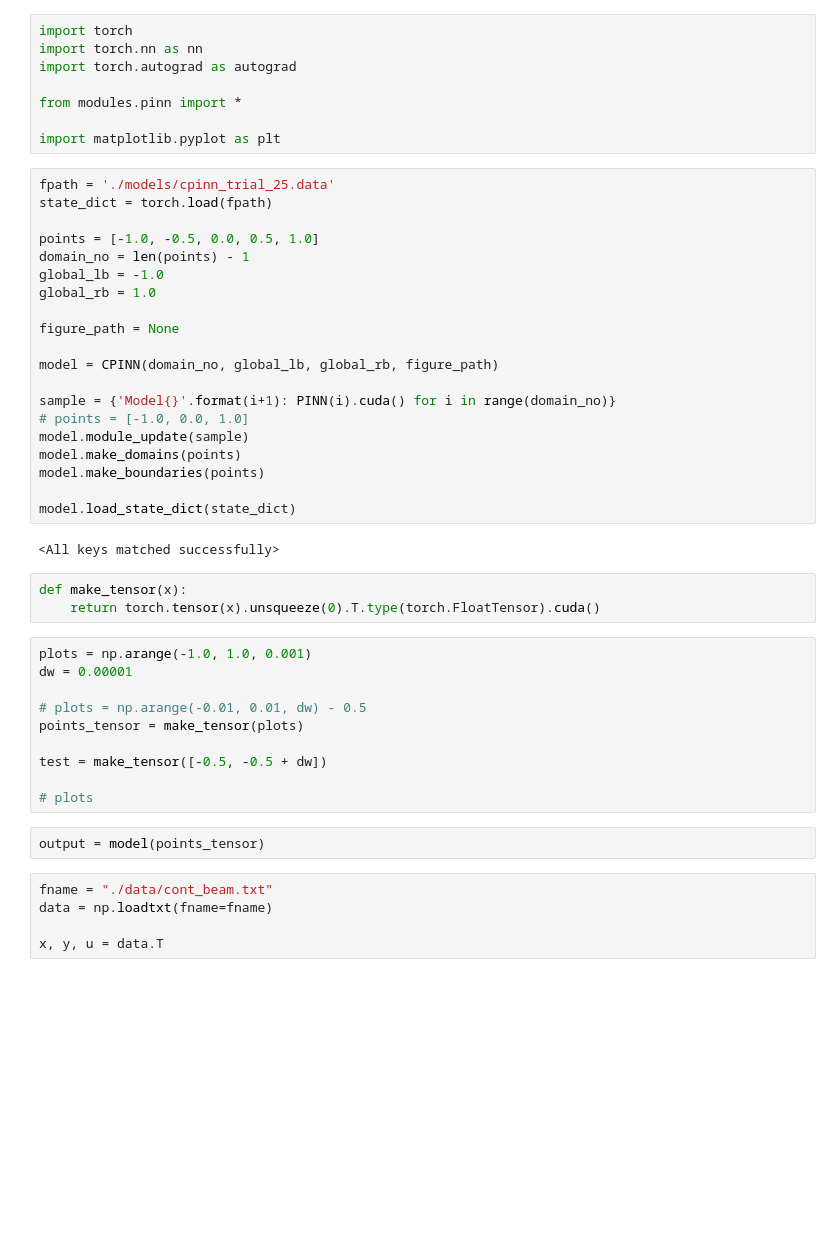
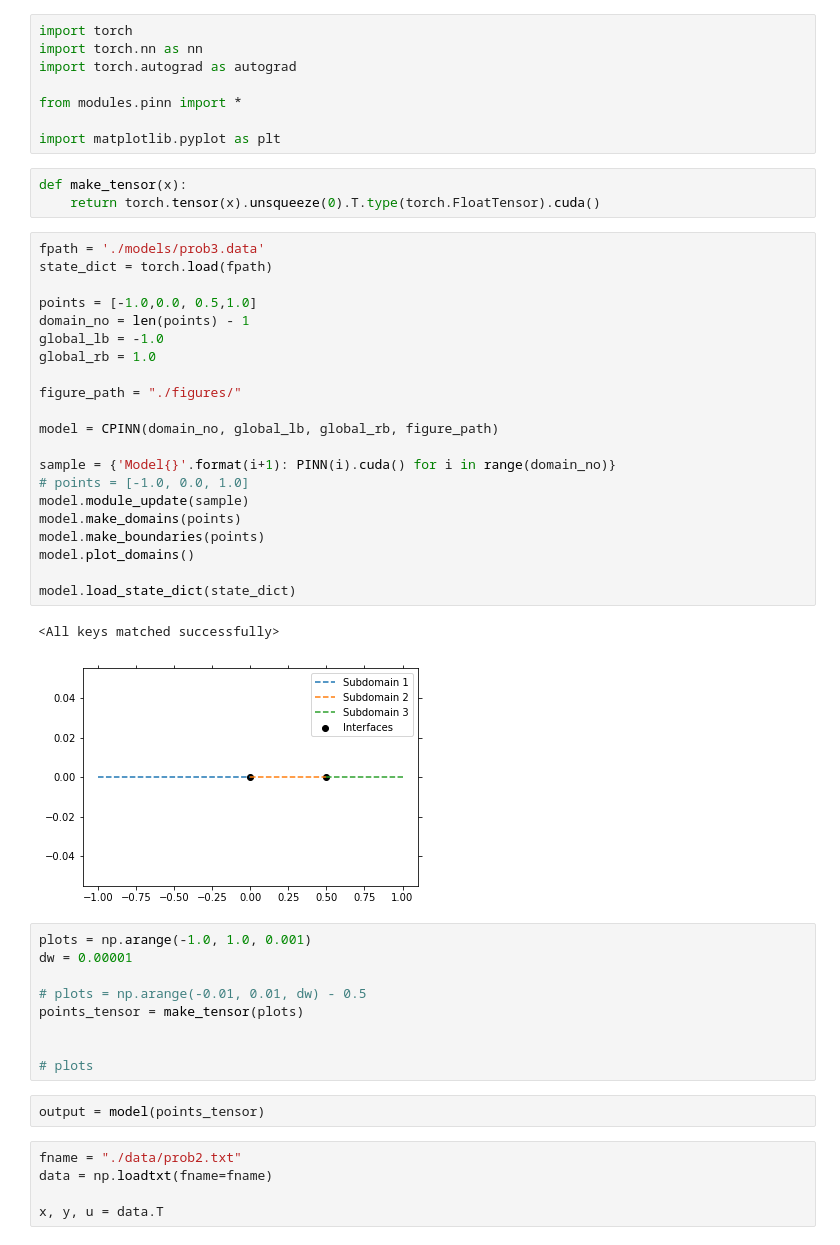
Before and after one commit to joon-stack/FBPINN_torch, a Jupyter notebook: compare_with_FEM.ipynb, the cells around one changed output. Saved outputs shown, nothing was run; the diff lists cells and outputs as text; blank space fills up the shorter version.

```diff
--- a/compare_with_FEM.ipynb
+++ b/compare_with_FEM.ipynb
@@ -6,31 +6,33 @@ import torch.autograd as autograd
 from modules.pinn import *
 
 import matplotlib.pyplot as plt
+# %%
+def make_tensor(x):
+    return torch.tensor(x).unsqueeze(0).T.type(torch.FloatTensor).cuda()
 # %%
-fpath = './models/cpinn_trial_25.data'
+fpath = './models/prob3.data'
 state_dict = torch.load(fpath)
 
-points = [-1.0, -0.5, 0.0, 0.5, 1.0]
+points = [-1.0,0.0, 0.5,1.0]
 domain_no = len(points) - 1
 global_lb = -1.0
 global_rb = 1.0
 
-figure_path = None
+figure_path = "./figures/"
 
 model = CPINN(domain_no, global_lb, global_rb, figure_path)
 
 sample = {'Model{}'.format(i+1): PINN(i).cuda() for i in range(domain_no)}
 # points = [-1.0, 0.0, 1.0]
 model.module_update(sample)
 model.make_domains(points)
 model.make_boundaries(points)
+model.plot_domains()
 
 model.load_state_dict(state_dict)
 # %% [output]
 <All keys matched successfully>
+[figure, added]
-# %%
-def make_tensor(x):
-    return torch.tensor(x).unsqueeze(0).T.type(torch.FloatTensor).cuda()
 # %%
 plots = np.arange(-1.0, 1.0, 0.001)
 dw = 0.00001
@@ -38,13 +40,12 @@ dw = 0.00001
 # plots = np.arange(-0.01, 0.01, dw) - 0.5
 points_tensor = make_tensor(plots)
 
-test = make_tensor([-0.5, -0.5 + dw])
 
 # plots
 # %%
 output = model(points_tensor)
 # %%
-fname = "./data/cont_beam.txt"
+fname = "./data/prob2.txt"
 data = np.loadtxt(fname=fname)
 
 x, y, u = data.T
```
Also changed, not shown: parts of 12 cells of this notebook, 8 other files.
